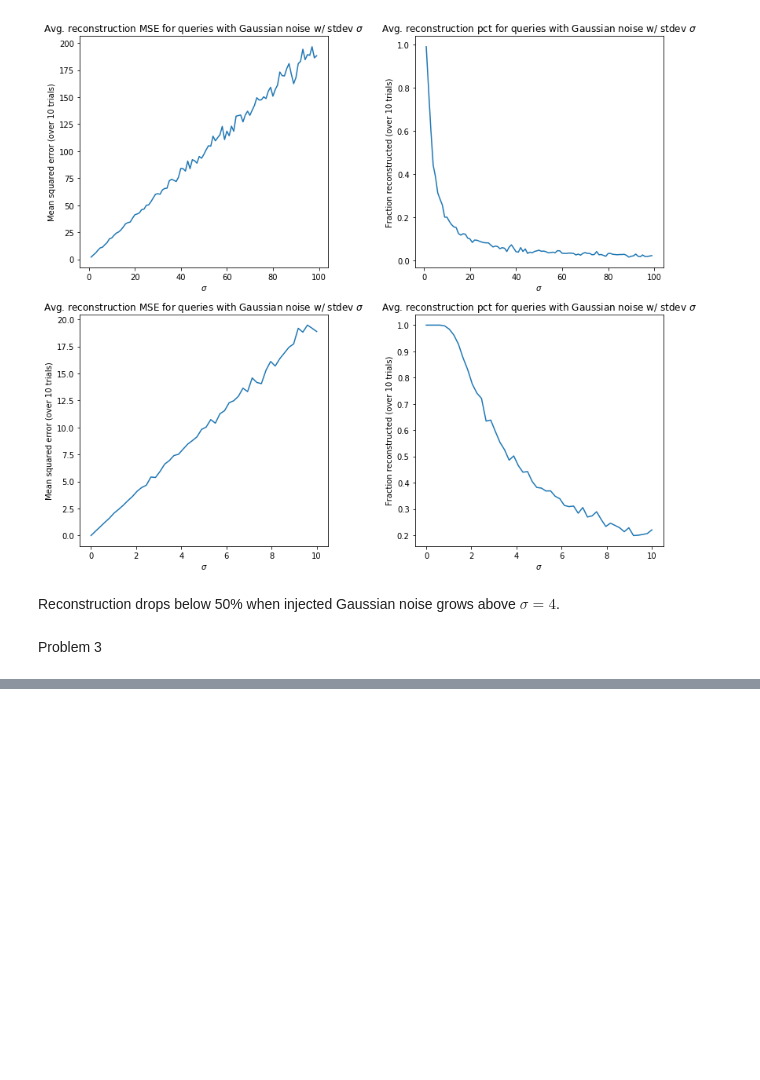
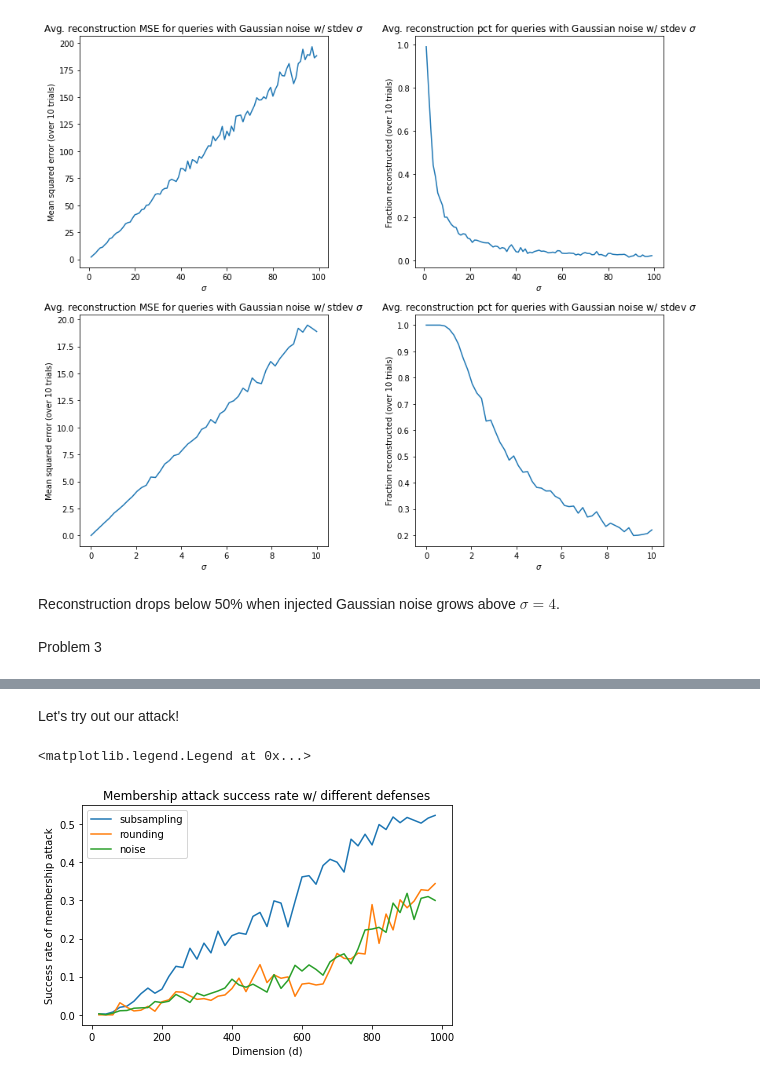
Before and after one commit to yo-shavit/cs208, a Jupyter notebook: homework/Homework 1.ipynb, the cells around one changed output, grey strips where cells are left out. Cells and saved outputs as stored; diff of their text form; code cells hidden in the pictures; blank space fills up the shorter version.

```diff
--- a/homework/Homework 1.ipynb
+++ b/homework/Homework 1.ipynb
@@ -343,0 +306,3 @@ df_expanded
+# %%
+def membership_stat_dwork(x, rho_mean, a_mean):
+    return np.sum((x-rho_mean)*(a_mean-rho_mean))
@@ -343,0 +330,46 @@ df_expanded
+# %% [markdown]
+Let's try out our attack!
+# %%
+# Let's compute our method's true positive rate based on samples from our dataset
+n_tp_trials = 10000
+total_tps = 0
+for _ in range(n_tp_trials):
+    x = a[np.random.choice(a.shape[0])]
+    would_return_true = membership_stat_dwork(x, rho_mean, a.mean(axis=0)) > T
+    total_tps += would_return_true
+experimental_tpr = total_tps/n_tp_trials
+print("Experimentally validated false-positive rate (for original dataset w/ 500 features): {}".format(experimental_tpr))
+# %%
+possible_ds = np.arange(20, 1000, 20)
+n_tp_trials = 10000
+query_funs = {}
+query_funs['rounding'] = lambda a: mean_query(a, rounding_R=12)
+query_funs['subsampling'] = lambda a: mean_query(a, n_subsamples=64)
+query_funs['noise'] = lambda a: mean_query(a, noise_sigma=4)
+defenses = {'rounding', 'subsampling', 'noise'}
+Ts = {defense:[] for defense in defenses}
+tprs = {defense:[] for defense in defenses}
+for d in tqdm(possible_ds):
+    a = df_derived.values[:, :d]
+    rho_mean = rho_mean_maxd[:d]
+    for defense in defenses:
+        T, _ = compute_T(rho_mean, query_funs[defense], use_predrawn_binomials=True)
+        Ts[defense].append(T)
+        total_tps = 0
+        for _ in range(n_tp_trials):
+            x = a[np.random.choice(a.shape[0])]
+            would_return_true = membership_stat_dwork(x, rho_mean, query_funs[defense](a)) > T
+            total_tps += would_return_true
+        experimental_tpr = total_tps/n_tp_trials
+        tprs[defense].append(experimental_tpr)
+# %%
+for defense in defenses:
+    plt.plot(possible_ds, tprs[defense], label=defense)
+plt.title("Membership attack success rate w/ different defenses")
+plt.ylabel("Success rate of membership attack")
+plt.xlabel("Dimension (d)")
+plt.tight_layout()
+plt.legend()
+# %% [output]
+<matplotlib.legend.Legend at 0x...>
+[figure, added]
```
Also changed, not shown: parts of 20 cells of this notebook.
